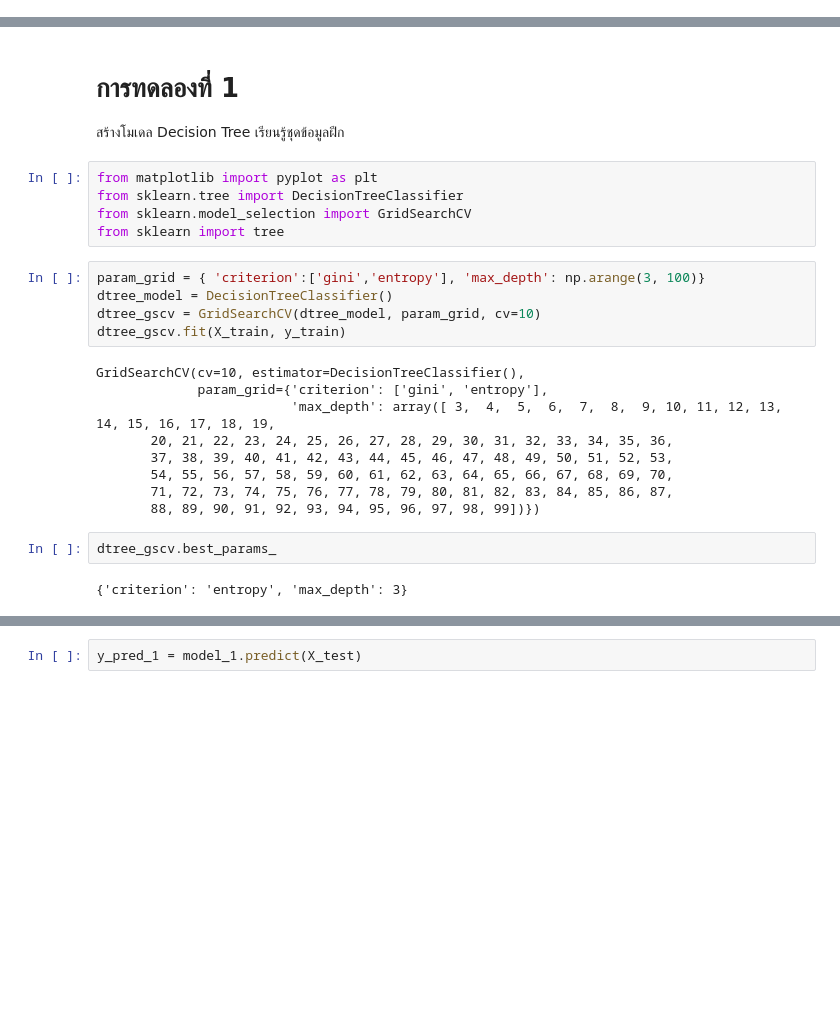
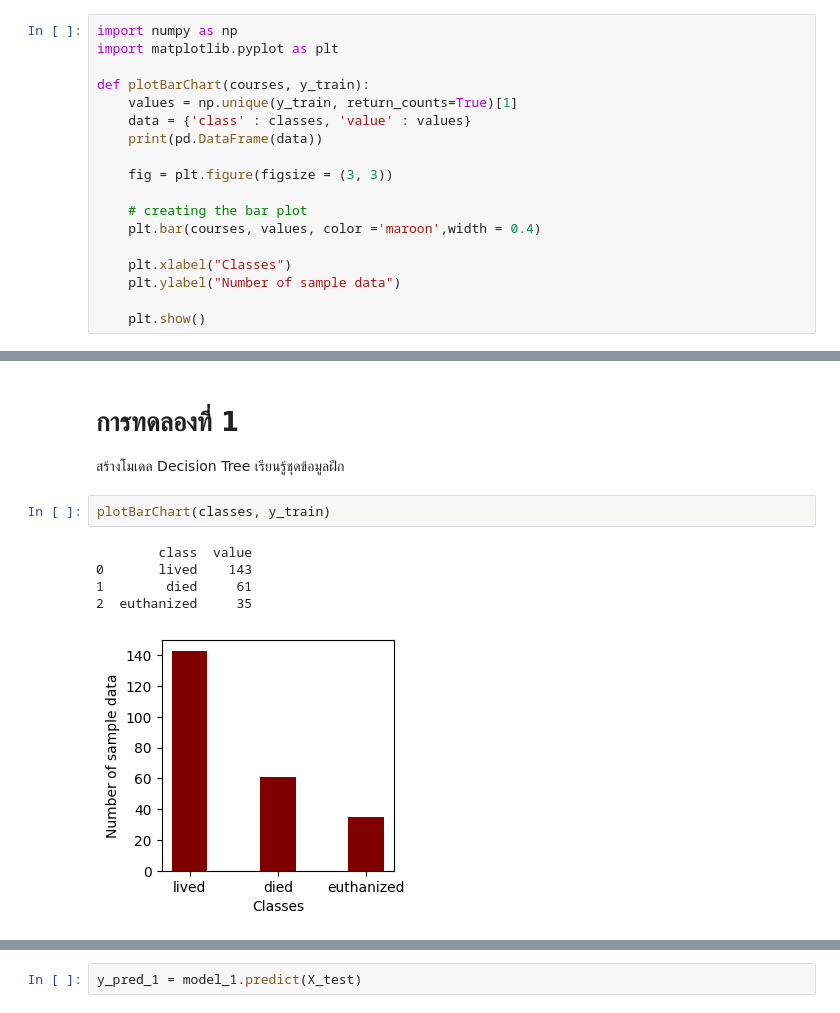
Before and after one commit to JaeAiKay/project-AI-classification, a Jupyter notebook: DecisionTreeWithGridSearchCV.ipynb, the cells around one changed output, grey strips where cells are left out. Saved outputs shown, nothing was run; the diff lists cells and outputs as text; blank space fills up the shorter version.

```diff
--- a/DecisionTreeWithGridSearchCV.ipynb
+++ b/DecisionTreeWithGridSearchCV.ipynb
@@ -227,3 +235,21 @@ from sklearn.metrics import classification_report
 
 def report(y_true, y_pred, labels) :
     print(classification_report(y_true, y_pred, target_names=labels))
+# %%
+import numpy as np
+import matplotlib.pyplot as plt
+
+def plotBarChart(courses, y_train):
+    values = np.unique(y_train, return_counts=True)[1]
+    data = {'class' : classes, 'value' : values}
+    print(pd.DataFrame(data))
+
+    fig = plt.figure(figsize = (3, 3))
+
+    # creating the bar plot
+    plt.bar(courses, values, color ='maroon',width = 0.4)
+
+    plt.xlabel("Classes")
+    plt.ylabel("Number of sample data")
+
+    plt.show()
@@ -231,26 +280,11 @@ def report(y_true, y_pred, labels) :
 # การทดลองที่ 1
 
 สร้างโมเดล Decision Tree เรียนรู้ชุดข้อมูลฝึก
-# %%
-from matplotlib import pyplot as plt
-from sklearn.tree import DecisionTreeClassifier
-from sklearn.model_selection import GridSearchCV
-from sklearn import tree
-# %%
-param_grid = { 'criterion':['gini','entropy'], 'max_depth': np.arange(3, 100)}
-dtree_model = DecisionTreeClassifier()
-dtree_gscv = GridSearchCV(dtree_model, param_grid, cv=10)
-dtree_gscv.fit(X_train, y_train)
-# %% [output]
-GridSearchCV(cv=10, estimator=DecisionTreeClassifier(),
-             param_grid={'criterion': ['gini', 'entropy'],
-                         'max_depth': array([ 3,  4,  5,  6,  7,  8,  9, 10, 11, 12, 13, 14, 15, 16, 17, 18, 19,
-       20, 21, 22, 23, 24, 25, 26, 27, 28, 29, 30, 31, 32, 33, 34, 35, 36,
-       37, 38, 39, 40, 41, 42, 43, 44, 45, 46, 47, 48, 49, 50, 51, 52, 53,
-       54, 55, 56, 57, 58, 59, 60, 61, 62, 63, 64, 65, 66, 67, 68, 69, 70,
-       71, 72, 73, 74, 75, 76, 77, 78, 79, 80, 81, 82, 83, 84, 85, 86, 87,
-       88, 89, 90, 91, 92, 93, 94, 95, 96, 97, 98, 99])})
-# %%
-dtree_gscv.best_params_
-# %% [output]
-{'criterion': 'entropy', 'max_depth': 3}
+# %%
+plotBarChart(classes, y_train)
+# %% [output]
+        class  value
+0       lived    143
+1        died     61
+2  euthanized     35
+[figure, added]
```
Also changed, not shown: parts of 50 cells of this notebook.
